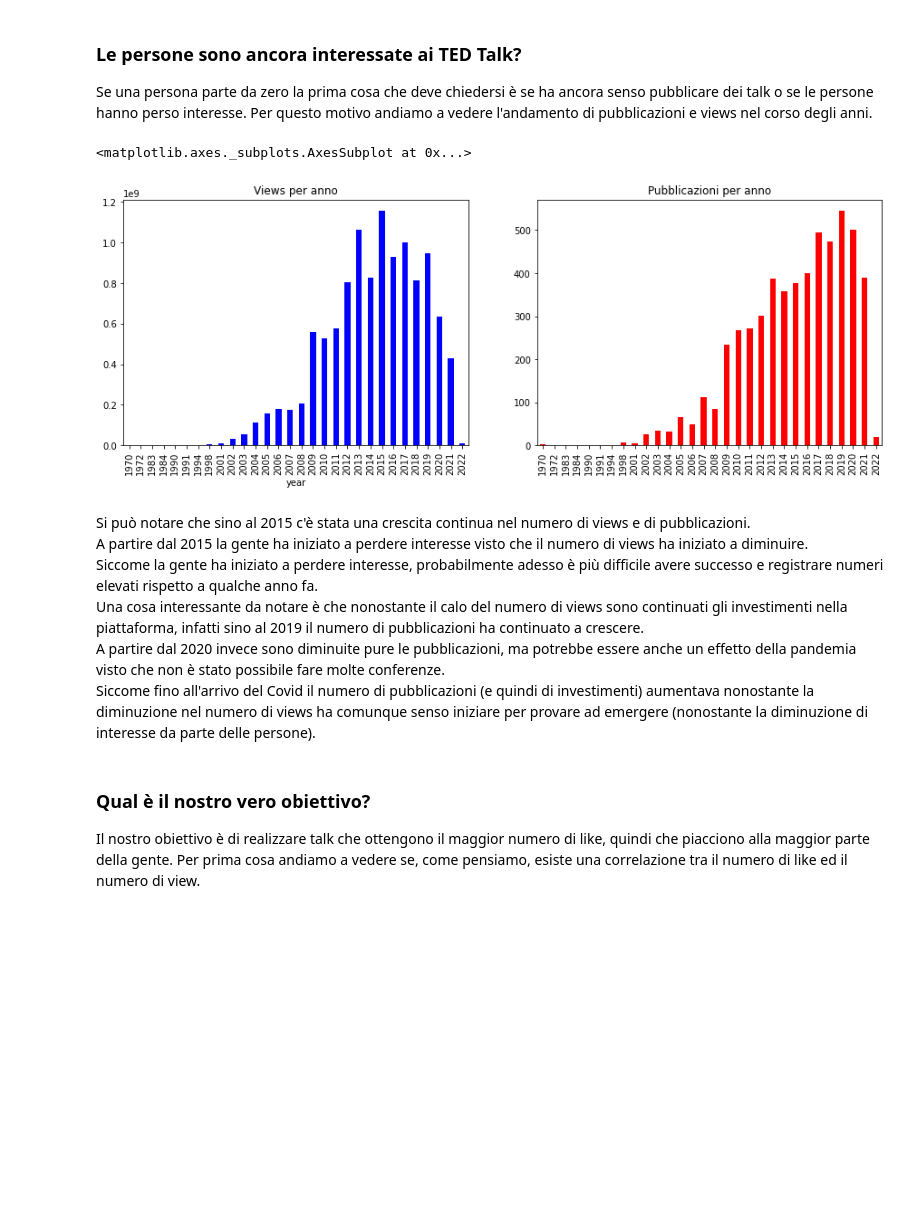
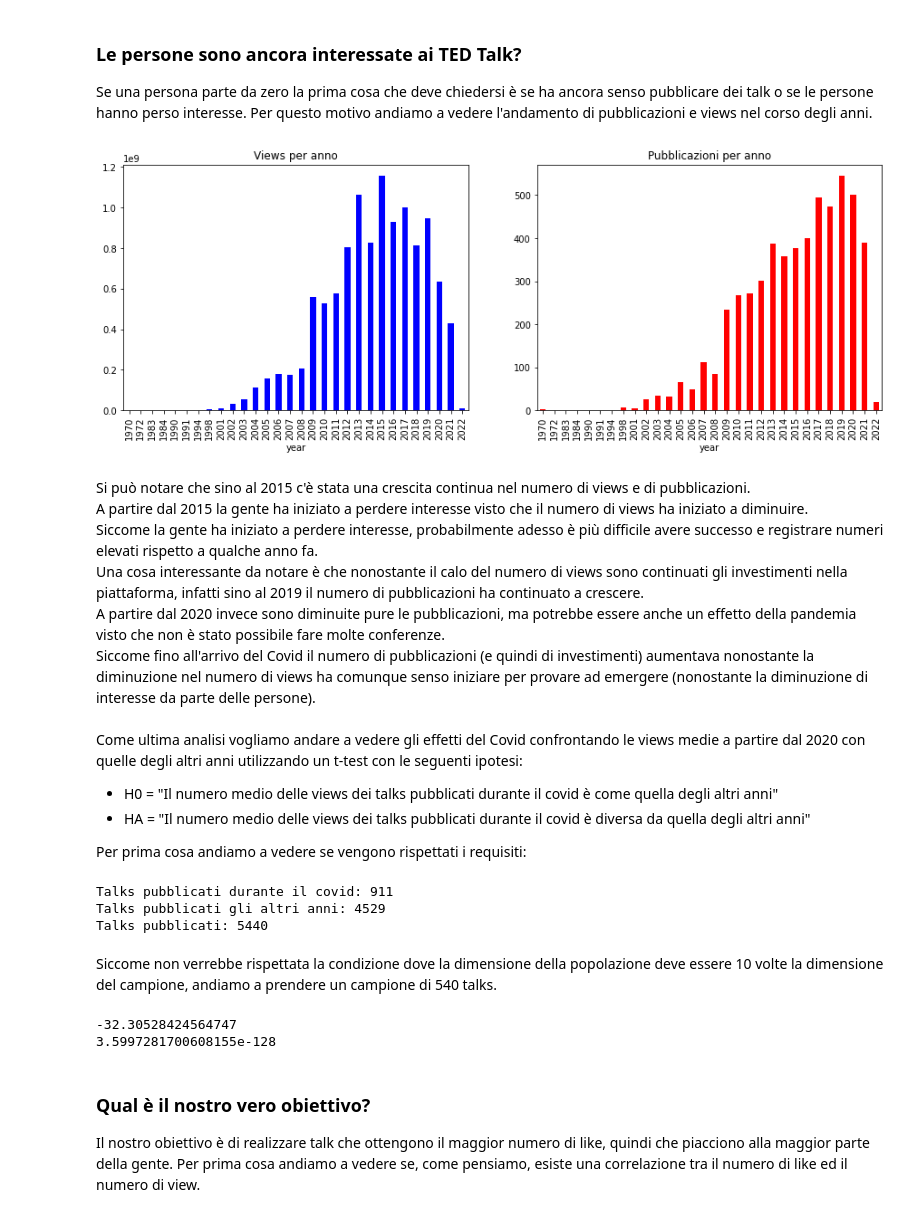
Before and after one commit to Fili00/Analisi_TedTalkDataset, a Jupyter notebook: progetto.ipynb, the cells around one changed output. Drawn from its saved outputs; the diff is of its cells as text; code cells hidden in the pictures; blank space fills up the shorter version.

```diff
--- a/progetto.ipynb
+++ b/progetto.ipynb
@@ -83,24 +88,51 @@ Se una persona parte da zero la prima cosa che deve chiedersi è se ha ancora se
 # %%
 ted['year'] = [int(x) for x in ted['date'].str.split(' ', expand=True)[1]]
 
 views = ted.groupby('year')['views'].sum()#/ted['views'].sum() #normalizzazione
 year = ted['year'].value_counts().sort_index()
 
 plt.figure(figsize=(15,5))
 plt.subplot(1,2,1)
 views.plot(kind='bar', color='blue', title="Views per anno")
 plt.subplot(1,2,2)
 year.plot(kind='bar', color='red', title="Pubblicazioni per anno")
+_ = plt.xlabel('year')
 # %% [output]
-<matplotlib.axes._subplots.AxesSubplot at 0x...>
-[figure, old version]
+[figure, new version]
 # %% [markdown]
 Si può notare che sino al 2015 c'è stata una crescita continua nel numero di views e di pubblicazioni. \
 A partire dal 2015 la gente ha iniziato a perdere interesse visto che il numero di views ha iniziato a diminuire. \
 Siccome la gente ha iniziato a perdere interesse, probabilmente adesso è più difficile avere successo e registrare numeri elevati rispetto a qualche anno fa. \
 Una cosa interessante da notare è che nonostante il calo del numero di views sono continuati gli investimenti nella piattaforma, infatti sino al 2019 il numero di pubblicazioni ha continuato a crescere. \
 A partire dal 2020 invece sono diminuite pure le pubblicazioni, ma potrebbe essere anche un effetto della pandemia visto che non è stato possibile fare molte conferenze. \
-Siccome fino all'arrivo del Covid il numero di pubblicazioni (e quindi di investimenti) aumentava nonostante la diminuzione nel numero di views ha comunque senso iniziare per provare ad emergere (nonostante la diminuzione di interesse da parte delle persone).
+Siccome fino all'arrivo del Covid il numero di pubblicazioni (e quindi di investimenti) aumentava nonostante la diminuzione nel numero di views ha comunque senso iniziare per provare ad emergere (nonostante la diminuzione di interesse da parte delle persone). \
+ \
+Come ultima analisi vogliamo andare a vedere gli effetti del Covid confrontando le views medie a partire dal 2020 con quelle degli altri anni utilizzando un t-test con le seguenti ipotesi:
+
+*   H0 = "Il numero medio delle views dei talks pubblicati durante il covid è come quella degli altri anni"
+*   HA = "Il numero medio delle views dei talks pubblicati durante il covid è diversa da quella degli altri anni"
+
+Per prima cosa andiamo a vedere se vengono rispettati i requisiti:
+# %%
+campione = ted[np.logical_or(ted['year'] == 2020, np.logical_or(ted['year'] == 2021, ted['year'] == 2022))]['views']
+popolazione_restante = ted[np.logical_not(np.logical_or(ted['year'] == 2020, np.logical_or(ted['year'] == 2021, ted['year'] == 2022)))]['views']
+print(f"Talks pubblicati durante il covid: {campione.shape[0]}")
+print(f"Talks pubblicati gli altri anni: {popolazione_restante.shape[0]}")
+print(f"Talks pubblicati: {ted.shape[0]}")
+# %% [output]
+Talks pubblicati durante il covid: 911
+Talks pubblicati gli altri anni: 4529
+Talks pubblicati: 5440
+# %% [markdown]
+Siccome non verrebbe rispettata la condizione dove la dimensione della popolazione deve essere 10 volte la dimensione del campione, andiamo a prendere un campione di 540 talks.
+# %%
+campione = campione.values[0:540].astype(int)
+t_statistic, p_value = stats.ttest_1samp(a= campione, popmean= popolazione_restante.mean(), alternative='two-sided')
+print(t_statistic)
+print(p_value)
+# %% [output]
+-32.30528424564747
+3.5997281700608155e-128
 # %% [markdown]
 ### **Qual è il nostro vero obiettivo?**
 Il nostro obiettivo è di realizzare talk che ottengono il maggior numero di like, quindi che piacciono alla maggior parte della gente.
```
Also changed, not shown: parts of 16 cells of this notebook.
